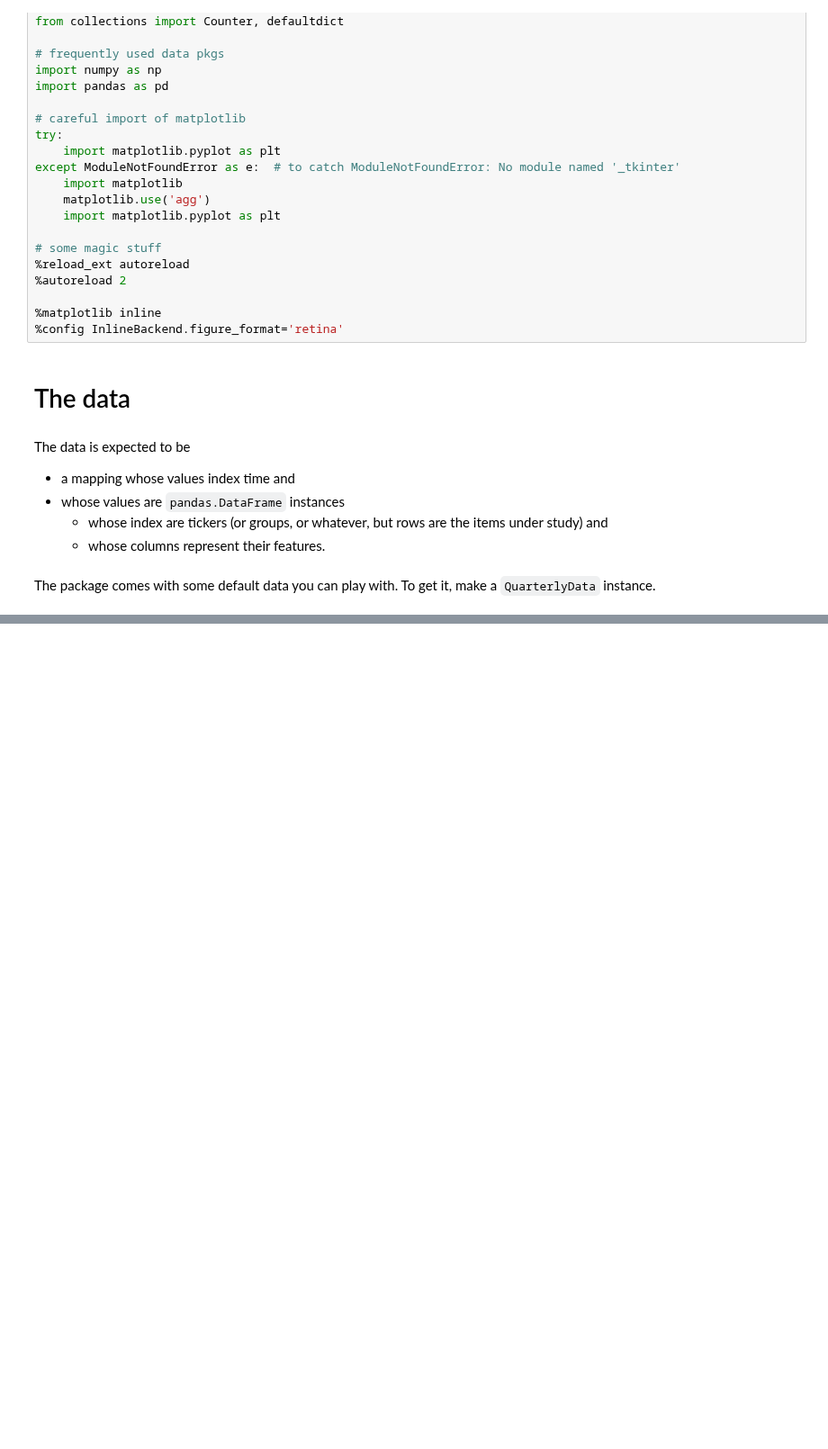
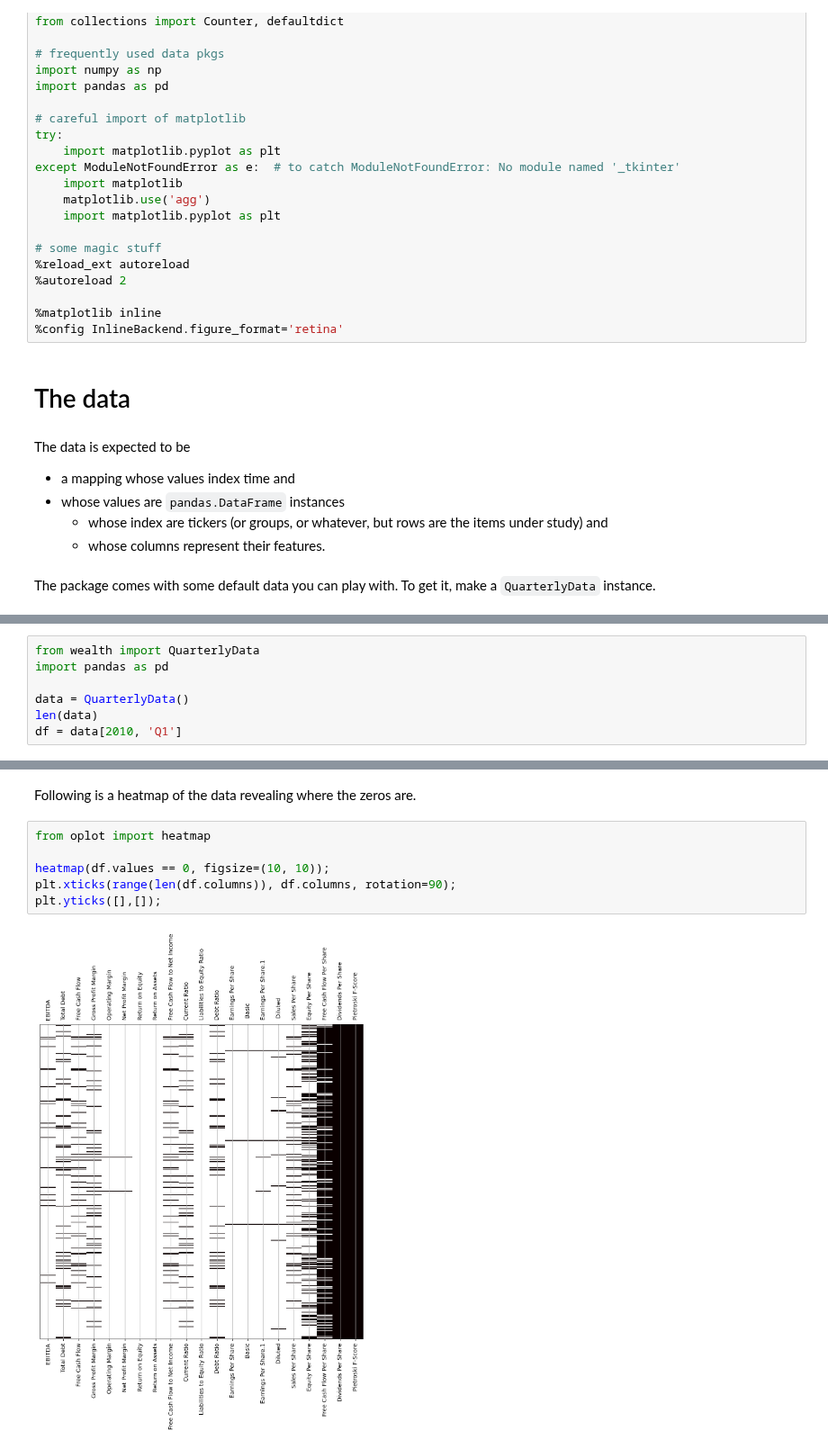
Before and after one commit to thorwhalen/wealth, a Jupyter notebook: docs/wealth_demo.ipynb, the cells around one changed output, grey strips where cells are left out. Shown at 90% size. Drawn from its saved outputs; the diff is of its cells as text; blank space fills up the shorter version.

```diff
--- a/docs/wealth_demo.ipynb
+++ b/docs/wealth_demo.ipynb
@@ -44,0 +78,7 @@ len(data)
+# %%
+from wealth import QuarterlyData
+import pandas as pd
+
+data = QuarterlyData()
+len(data)
+df = data[2010, 'Q1']
@@ -44,0 +123,10 @@ len(data)
+# %% [markdown]
+Following is a heatmap of the data revealing where the zeros are.
+# %%
+from oplot import heatmap
+
+heatmap(df.values == 0, figsize=(10, 10));
+plt.xticks(range(len(df.columns)), df.columns, rotation=90);
+plt.yticks([],[]);
+# %% [output]
+[figure, added]
```
Also changed, not shown: parts of 37 cells of this notebook.
